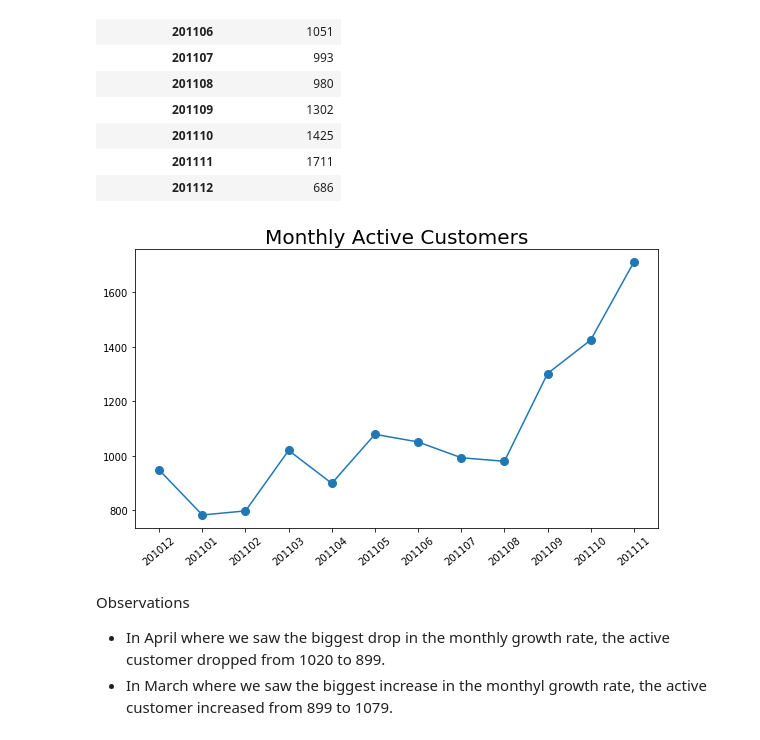
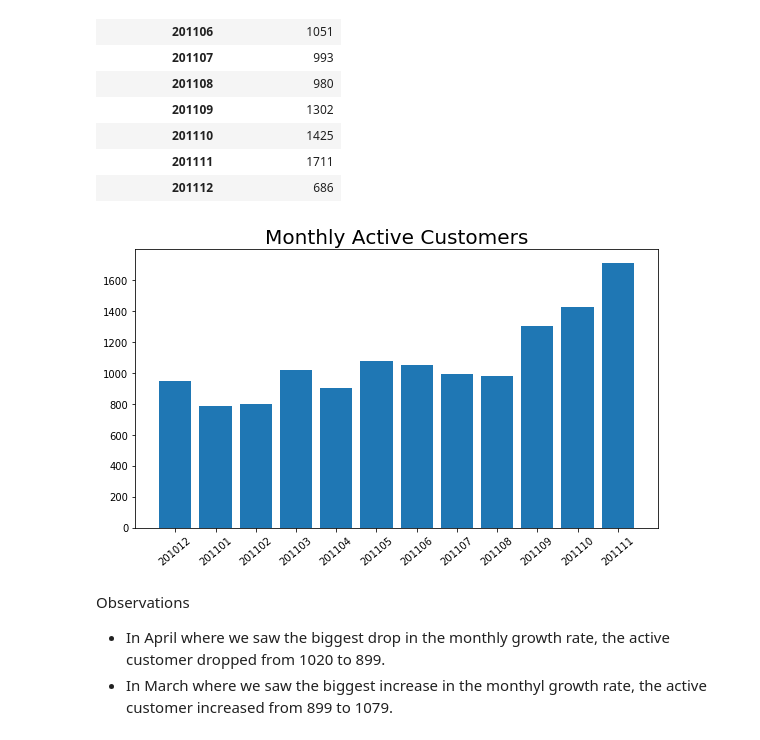
Before and after one commit to dae-han/Business_Growth_Using_Data_Science, a Jupyter notebook: Metrics.ipynb, the cells around one changed output. Cells and saved outputs as stored; diff of their text form; code cells hidden in the pictures.

```diff
--- a/Metrics.ipynb
+++ b/Metrics.ipynb
@@ -225,13 +225,13 @@ y = df_monthly_active['Active_Customers'][:-1]
 # %%
 # Plot using Matplotlib as Plotly plot does not show in GitHub preview.
 
 plt.figure(figsize = (8,5))
-plt.plot(list(range(1, len(x)+1)),y, marker = "o", markersize = 8,)
+plt.bar(list(range(1, len(x)+1)),y)
 plt.xticks(list(range(1, len(x)+1)), x, rotation = 40)
 plt.title("Monthly Active Customers", fontsize = 20)
 plt.tight_layout();
 # %% [output]
-[figure, old version]
+[figure, new version]
 # %% [markdown]
 Observations
 - In April where we saw the biggest drop in the monthly growth rate, the active customer dropped from 1020 to 899.
```
Also changed, not shown: parts of 22 cells of this notebook.
